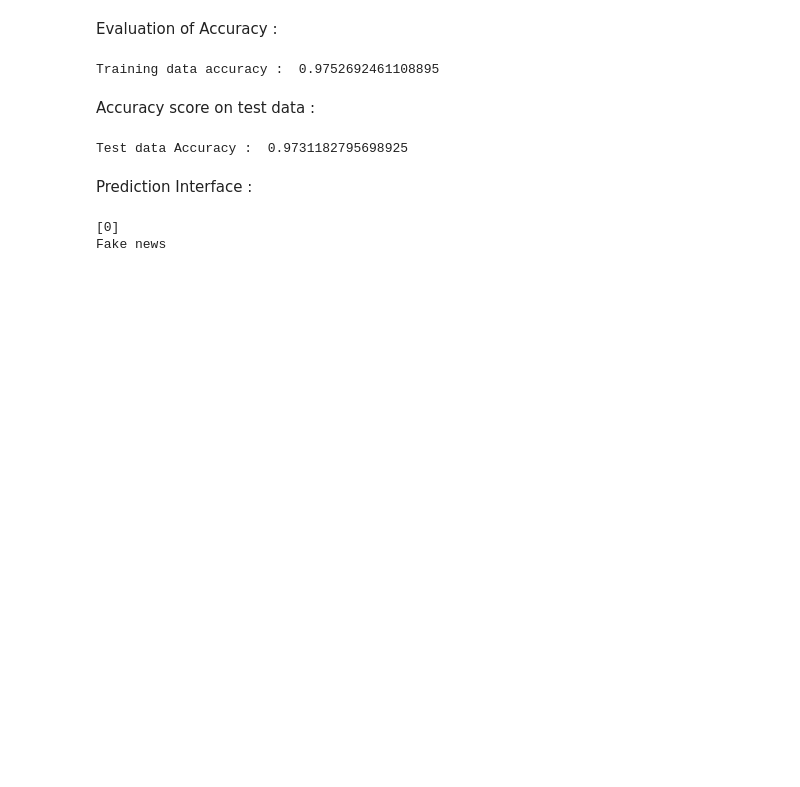
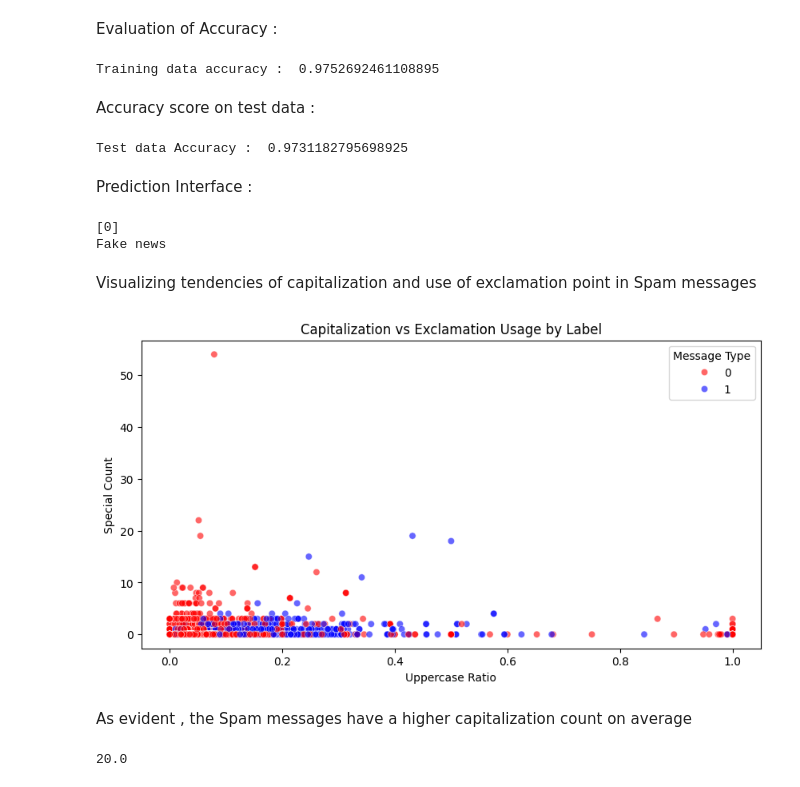
Before and after one commit to Lucius-40/ML-projects, a Jupyter notebook: SMS spam checker/spamCheck.ipynb, the cells around one changed output. Saved outputs shown, nothing was run; the diff lists cells and outputs as text; code cells hidden in the pictures; blank space fills up the shorter version.

```diff
--- a/SMS spam checker/spamCheck.ipynb
+++ b/SMS spam checker/spamCheck.ipynb
@@ -46,7 +48,7 @@ def styling(content):
     #special signs
     special_sign = sum(c in SPECIALSYMBOLS for c in content)
     #URL count
-    url_count = len(re.findall(r"http://", content))
+    url_count = len(re.findall(r"https?://[^\s]+", content, re.IGNORECASE))
 
     return pd.Series({
         "upper ratio": upper_ratio,
@@ -141,3 +143,29 @@ else :
 # %% [output]
 [0]
 Fake news
+# %% [markdown]
+Visualizing tendencies of capitalization and use of exclamation point in Spam messages
+# %%
+plt.figure(figsize=(10,5))
+sns.scatterplot(
+    data=email_data,
+    x='upper ratio',
+    y='special count',
+    hue='label',
+    palette={0: 'red', 1: 'blue'},
+    alpha=0.6
+)
+
+plt.title('Capitalization vs Exclamation Usage by Label')
+plt.xlabel('Uppercase Ratio')
+plt.ylabel('Special Count')
+plt.legend(title='Message Type')
+plt.show()
+# %% [output]
+[figure, added]
+# %% [markdown]
+As evident , the Spam messages have a higher capitalization count on average
+# %%
+print(email_data['url count'].sum())
+# %% [output]
+20.0
```
Also changed, not shown: parts of 2 cells of this notebook.
